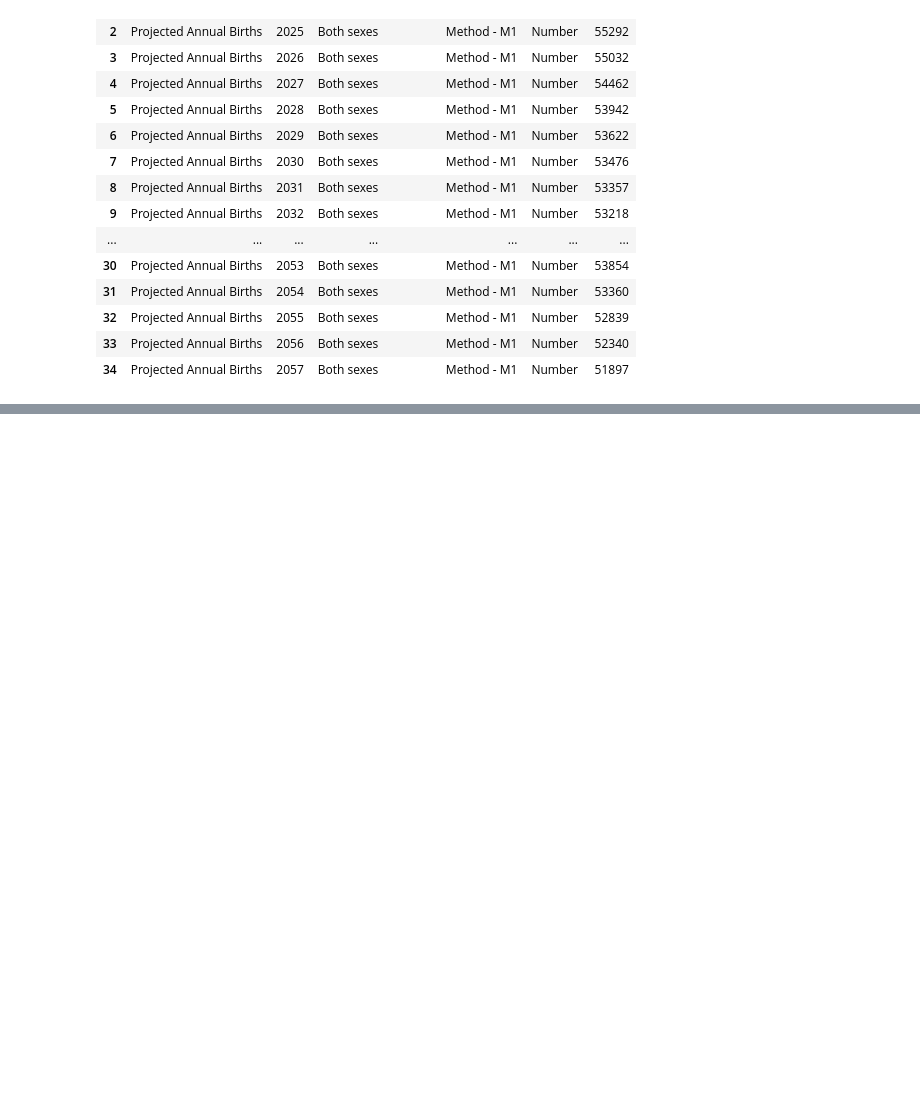
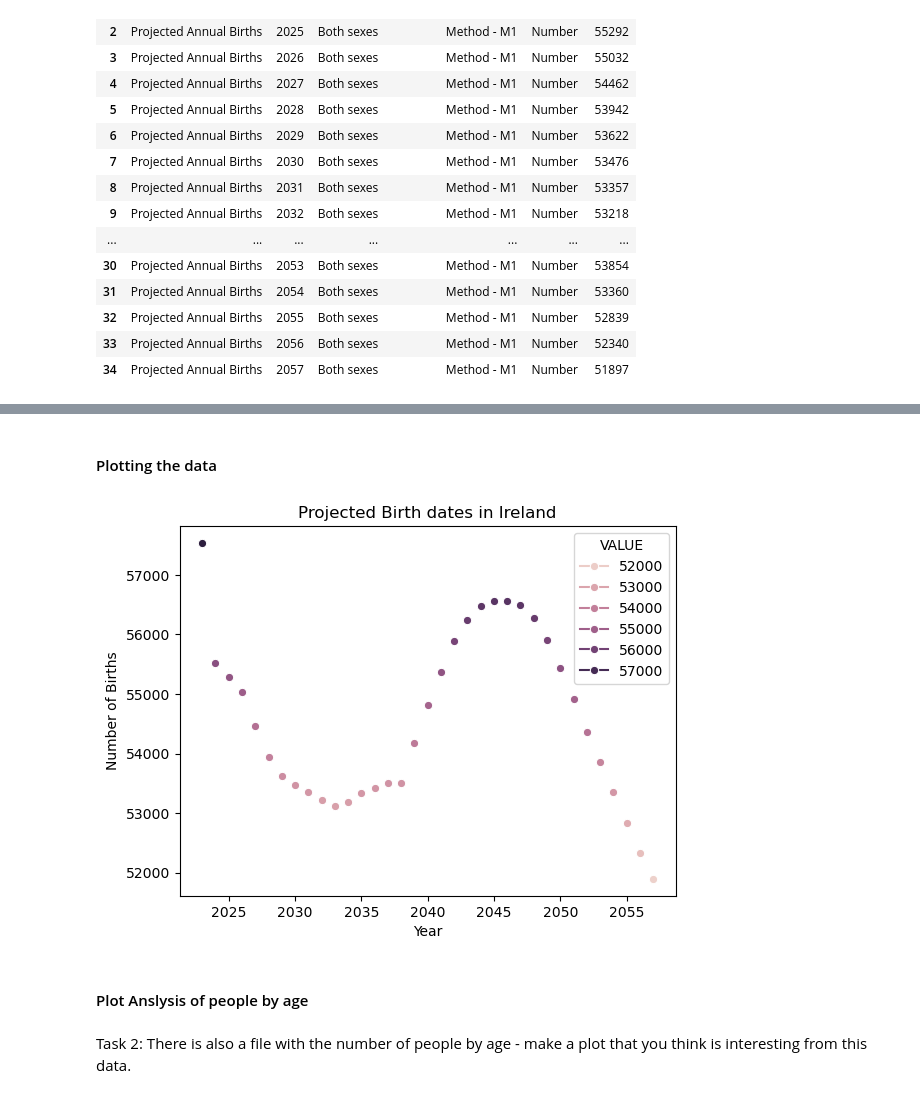
Before and after one commit to marianemcgrath/pfda, a Jupyter notebook: assignment/assignment01_birthrates.ipynb, the cells around one changed output, grey strips where cells are left out. Cells and saved outputs as stored; diff of their text form; code cells hidden in the pictures; blank space fills up the shorter version.

Commit message:
Plot change

```diff
--- a/assignment/assignment01_birthrates.ipynb
+++ b/assignment/assignment01_birthrates.ipynb
@@ -48,0 +67,14 @@ display (data)
+# %% [markdown]
+####  Plotting the data
+# %%
+plot = sns.lineplot(data=data, x= "Year", y= "VALUE", hue= "VALUE", marker= "o")
+plt.title("Projected Birth dates in Ireland")
+plt.xlabel("Year")
+plt.ylabel("Number of Births")
+plt.show()
+# %% [output]
+[figure, added]
+# %% [markdown]
+#### Plot Anslysis of people by age
+# %% [markdown]
+Task 2: There is also a file with the number of people by age - make a plot that you think is interesting from this data.
```
Also changed, not shown: parts of 5 cells of this notebook.
